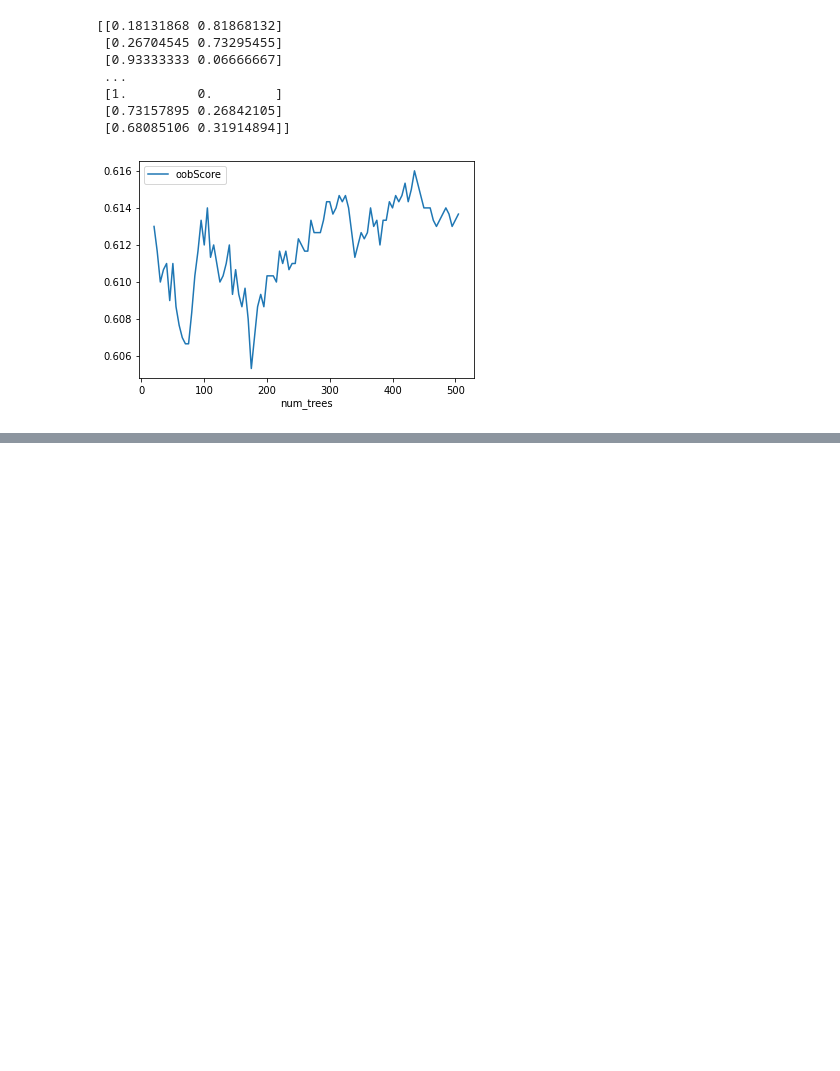
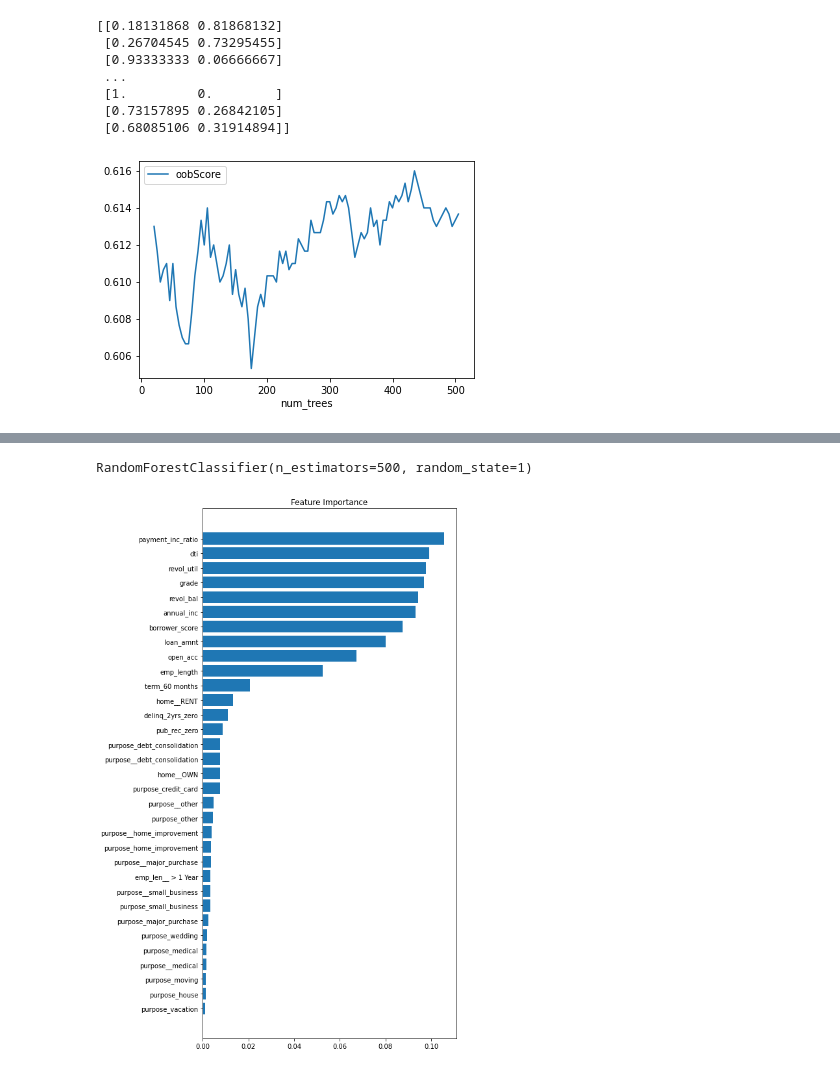
Before and after one commit to uk1996/Statistics, a Jupyter notebook: 6. 통계적 머신러닝/03. 배깅과 랜덤 포레스트.ipynb, the cells around one changed output, grey strips where cells are left out. Cells and saved outputs as stored; diff of their text form; code cells hidden in the pictures; blank space fills up the shorter version.

```diff
--- a/6. 통계적 머신러닝/03. 배깅과 랜덤 포레스트.ipynb
+++ b/6. 통계적 머신러닝/03. 배깅과 랜덤 포레스트.ipynb
@@ -74,0 +90,26 @@ plt.show()
+# %%
+features = ['loan_amnt', 'term', 'annual_inc', 'dti',
+              'payment_inc_ratio', 'revol_bal', 'revol_util',
+              'purpose', 'delinq_2yrs_zero', 'pub_rec_zero',
+              'open_acc', 'grade', 'emp_length', 'purpose_',
+              'home_', 'emp_len_', 'borrower_score']
+label = 'outcome'
+
+X = pd.get_dummies(loan_data[features], drop_first=True)
+y = loan_data[label]
+
+rf_all = RandomForestClassifier(n_estimators=500, random_state=1)
+rf_all.fit(X, y)
+# %% [output]
+RandomForestClassifier(n_estimators=500, random_state=1)
+# %%
+importances = pd.DataFrame({'feature':X.columns, 'importance':rf_all.feature_importances_}).sort_values('importance')
+
+fig, ax = plt.subplots(figsize=(7, 15))
+ax.barh(importances['feature'].tolist(), importances['importance'].tolist())
+
+ax.set_title('Feature Importance')
+
+plt.show()
+# %% [output]
+[figure, added]
```
Also changed, not shown: parts of 4 cells of this notebook.
